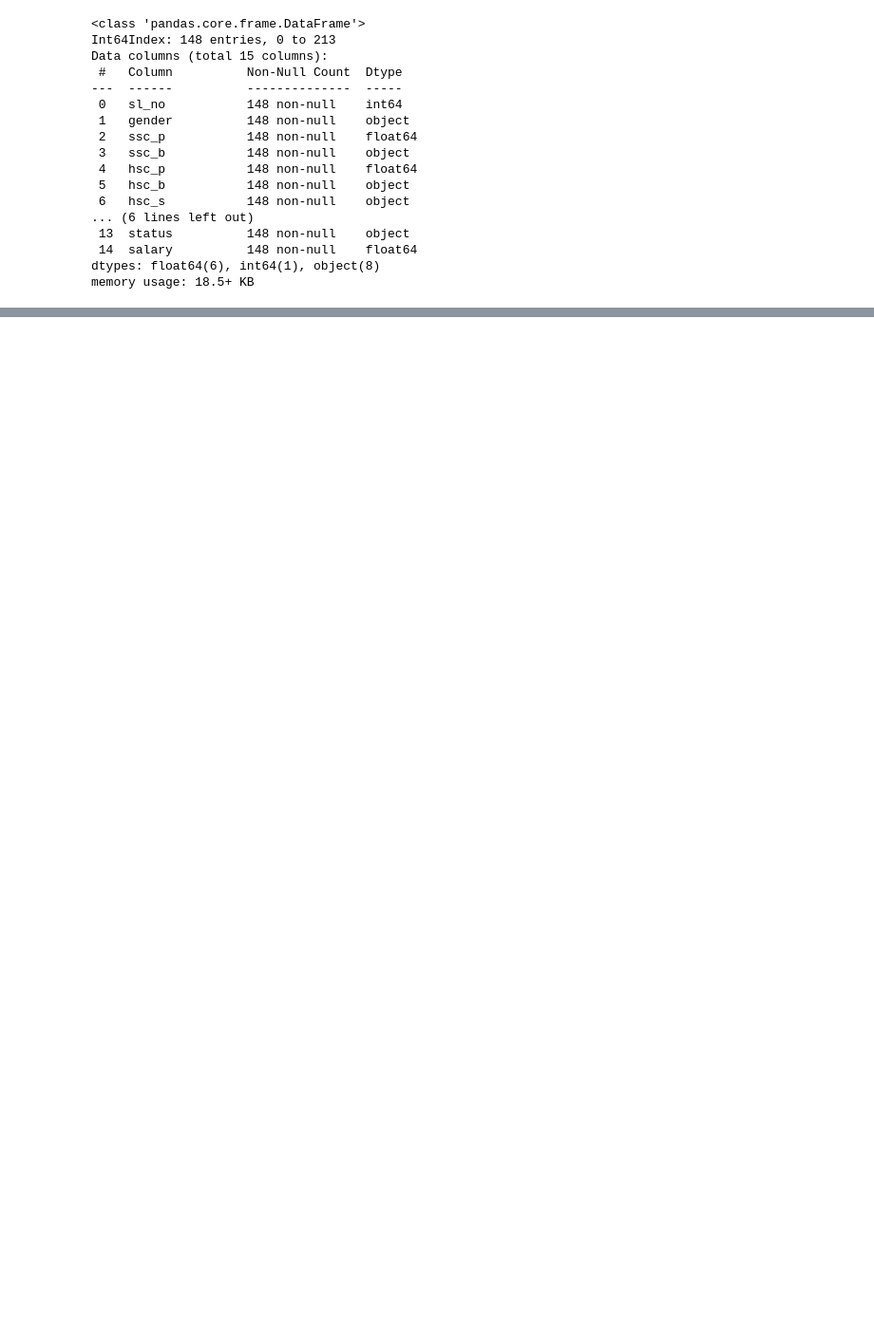
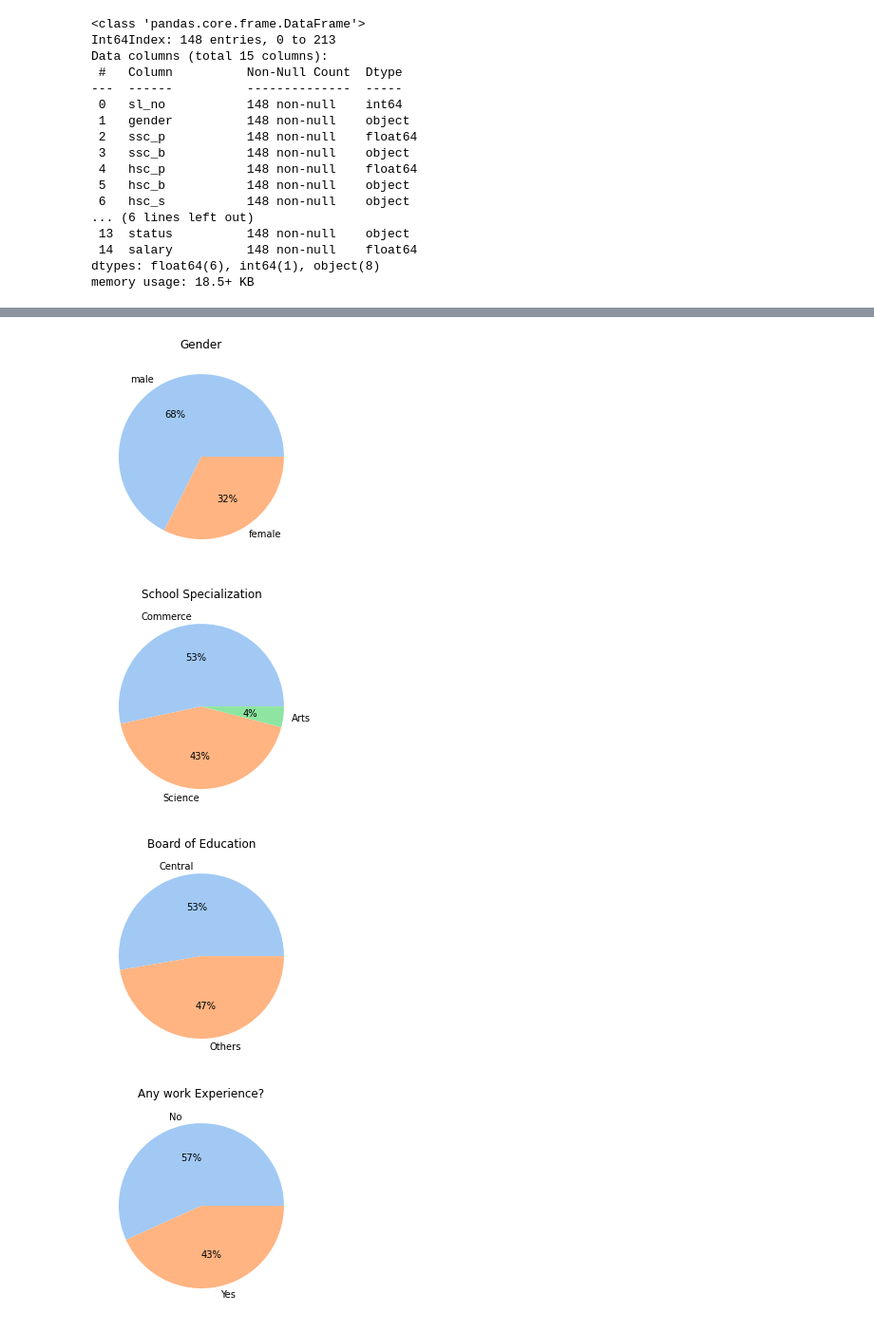
Before and after one commit to dhairyagupta2603/DAC_task1, a Jupyter notebook: notebooks/data_cleaning.ipynb, the cells around one changed output, grey strips where cells are left out. Shown at 95% size. Drawn from its saved outputs; the diff is of its cells as text; code cells hidden in the pictures; blank space fills up the shorter version.

```diff
--- a/notebooks/data_cleaning.ipynb
+++ b/notebooks/data_cleaning.ipynb
@@ -50,0 +58,4 @@ memory usage: 18.5+ KB
+# %%
+# dropping sl_no,
+df2 = df1.drop(columns = 'sl_no')
+df2.info()
@@ -50,0 +113,40 @@ memory usage: 18.5+ KB
+# %%
+# counts
+gender_cnt = df2['gender'].value_counts()
+sp_cnt = df2['hsc_s'].value_counts()
+b_cnt = df2['ssc_b'].value_counts()
+wexp_cnt = df2['workex'].value_counts()
+degree_cnt = df2['degree_t'].value_counts()
+# %%
+#define Seaborn color palette to use
+colors = sb.color_palette('pastel')[0:5]
+
+#create pie chart for gender
+plt.pie(gender_cnt, labels = ['male', 'female'], colors = colors, autopct='%.0f%%')
+plt.title('Gender')
+plt.show()
+
+#create pie chart for specialization
+plt.pie(sp_cnt, labels = ['Commerce', 'Science', 'Arts'], colors = colors, autopct='%.0f%%')
+plt.title('School Specialization')
+plt.show()
+
+#create pie chart for board of education
+plt.pie(b_cnt, labels = ['Central', 'Others'], colors = colors, autopct='%.0f%%')
+plt.title('Board of Education')
+plt.show()
+
+#create pie chart for work Experience
+plt.pie(wexp_cnt, labels = ['No', 'Yes'], colors = colors, autopct='%.0f%%')
+plt.title('Any work Experience?')
+plt.show()
+
+#create pie chart for Degree Type
+plt.pie(degree_cnt, labels = ['Comm&Mgmt', 'Sci&Tech', 'Others'], colors = colors, autopct='%.0f%%')
+plt.title('Undergrad degree')
+plt.show()
+# %% [output]
+[figure, added]
+[figure, added]
+[figure, added]
+[figure, added]
```
Also changed, not shown: parts of 9 cells of this notebook, 3 other files.
